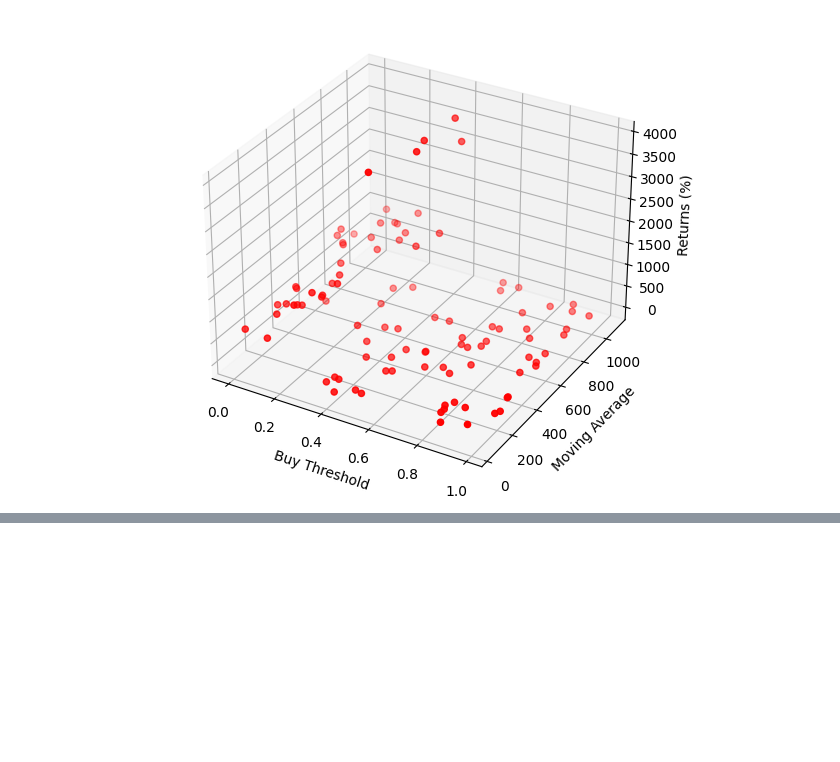
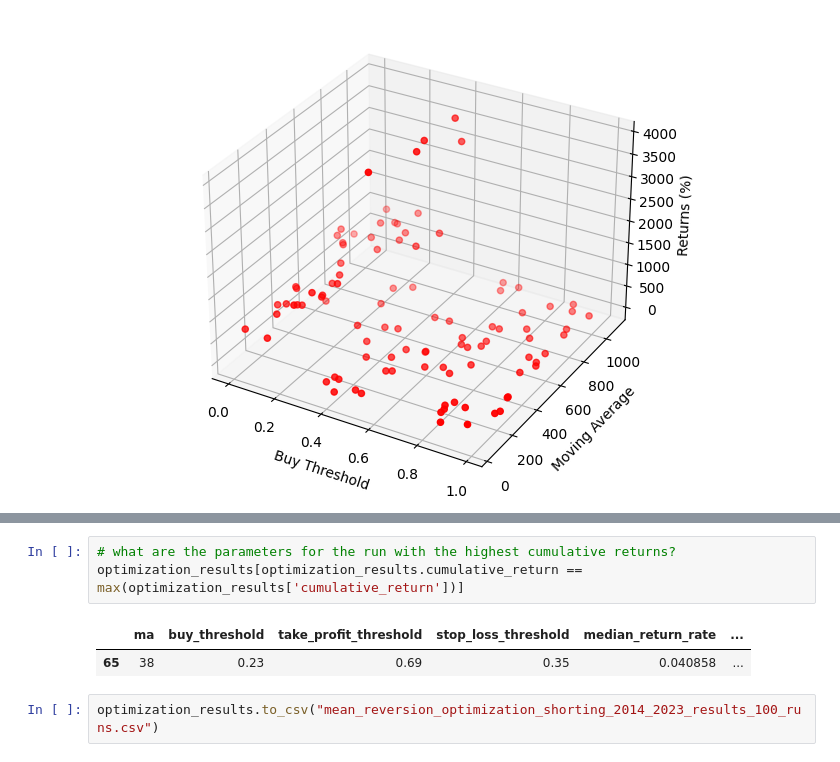
Before and after one commit to hansenrhan/crypto_backtesting, a Jupyter notebook: Mean_Reversion_Analysis.ipynb, the cells around one changed output, grey strips where cells are left out. Drawn from its saved outputs; the diff is of its cells as text; blank space fills up the shorter version.

```diff
--- a/Mean_Reversion_Analysis.ipynb
+++ b/Mean_Reversion_Analysis.ipynb
@@ -575,0 +1031,8 @@ plt.show()
+# %%
+# what are the parameters for the run with the highest cumulative returns?
+optimization_results[optimization_results.cumulative_return == max(optimization_results['cumulative_return'])]
+# %% [output]
+|  | ma | buy_threshold | take_profit_threshold | stop_loss_threshold | median_return_rate | ... |
+| 65 | 38 | 0.23 | 0.69 | 0.35 | 0.040858 | ... |
+# %%
+optimization_results.to_csv("mean_reversion_optimization_shorting_2014_2023_results_100_runs.csv")
```
Also changed, not shown: parts of 10 cells of this notebook, 1 other file.
